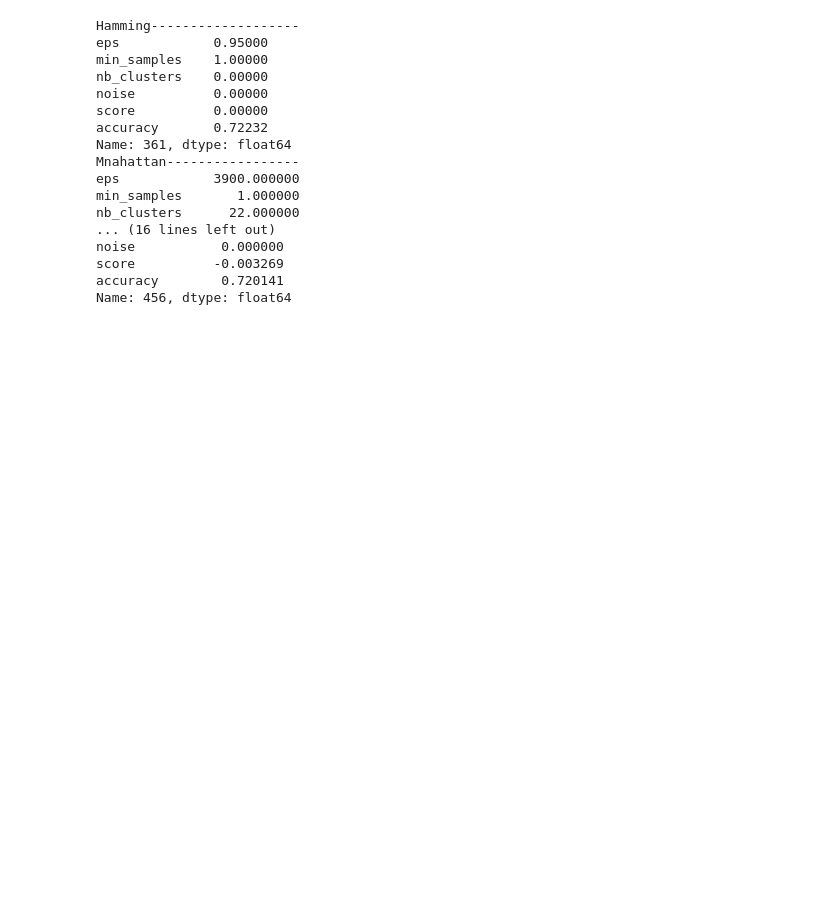
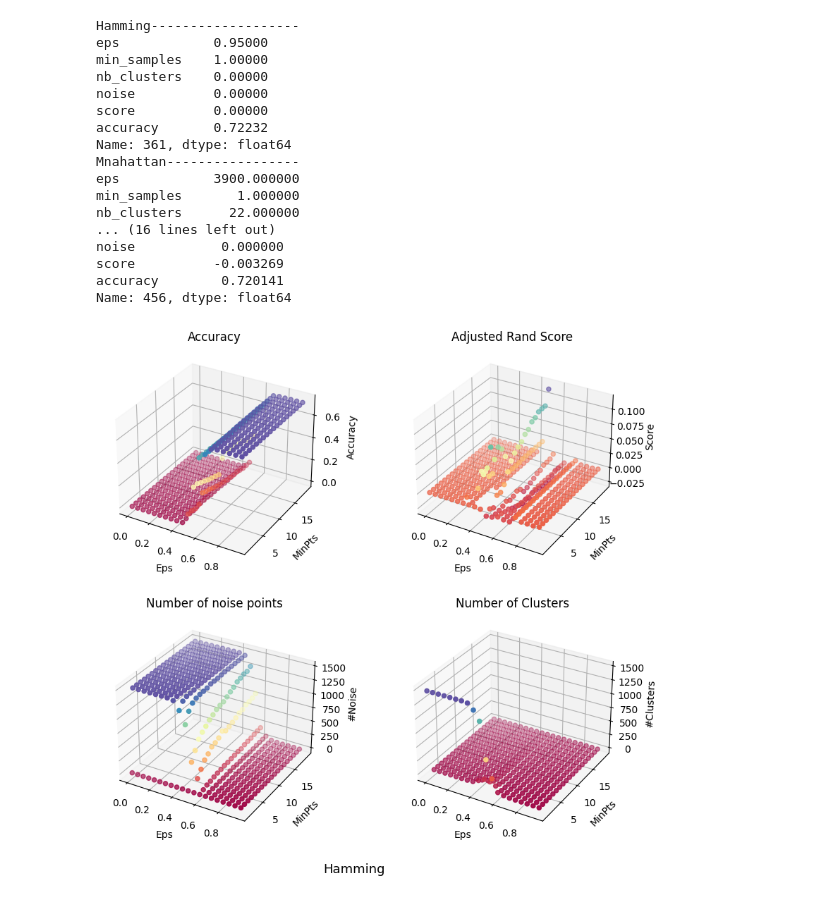
Before and after one commit to Kenza266/Clustering, a Jupyter notebook: NoteBooks/DBscan.ipynb, the cells around one changed output. Saved outputs shown, nothing was run; the diff lists cells and outputs as text; code cells hidden in the pictures; blank space fills up the shorter version.

```diff
--- a/NoteBooks/DBscan.ipynb
+++ b/NoteBooks/DBscan.ipynb
@@ -233,6 +233,51 @@ noise           0.000000
 score          -0.003269
 accuracy        0.720141
 Name: 456, dtype: float64
+# %%
+def plot_graphs(results, title, cmap='Spectral'):
+    fig = plt.figure()
+    fig.set_size_inches(10, 9)
+
+    X = results['eps']
+    Y = results['min_samples']
+
+    ax = fig.add_subplot(2, 2, 1, projection='3d')
+    Z = results['accuracy']
+    ax.scatter(X, Y, Z, c=Z, cmap=cmap)
+    ax.set_xlabel('Eps')
+    ax.set_ylabel('MinPts')
+    ax.set_zlabel('Accuracy')
+    ax.set_title('Accuracy')
+
+    ax = fig.add_subplot(2, 2, 2, projection='3d')
+    Z = results['score']
+    ax.scatter(X, Y, Z, c=Z, cmap=cmap)
+    ax.set_xlabel('Eps')
+    ax.set_ylabel('MinPts')
+    ax.set_zlabel('Score')
+    ax.set_title('Adjusted Rand Score')
+
+    ax = fig.add_subplot(2, 2, 3, projection='3d')
+    Z = results['noise']
+    ax.scatter(X, Y, Z, c=Z, cmap=cmap)
+    ax.set_xlabel('Eps')
+    ax.set_ylabel('MinPts')
+    ax.set_zlabel('#Noise')
+    ax.set_title('Number of noise points')
+
+    ax = fig.add_subplot(2, 2, 4, projection='3d')
+    Z = results['nb_clusters']
+    ax.scatter(X, Y, Z, c=Z, cmap=cmap)
+    ax.set_xlabel('Eps')
+    ax.set_ylabel('MinPts')
+    ax.set_zlabel('#Clusters')
+    ax.set_title('Number of Clusters')
+
+    fig.text(0.5, 0.05, title, ha='center', fontsize=13)
+    plt.show()
+plot_graphs(results_H, 'Hamming')
+# %% [output]
+[figure, added]
 # %%
 plot_graphs(results_H, 'Hamming')
 plot_graphs(results_M, 'Manhattan')
```
Also changed, not shown: parts of 1 cell of this notebook.
